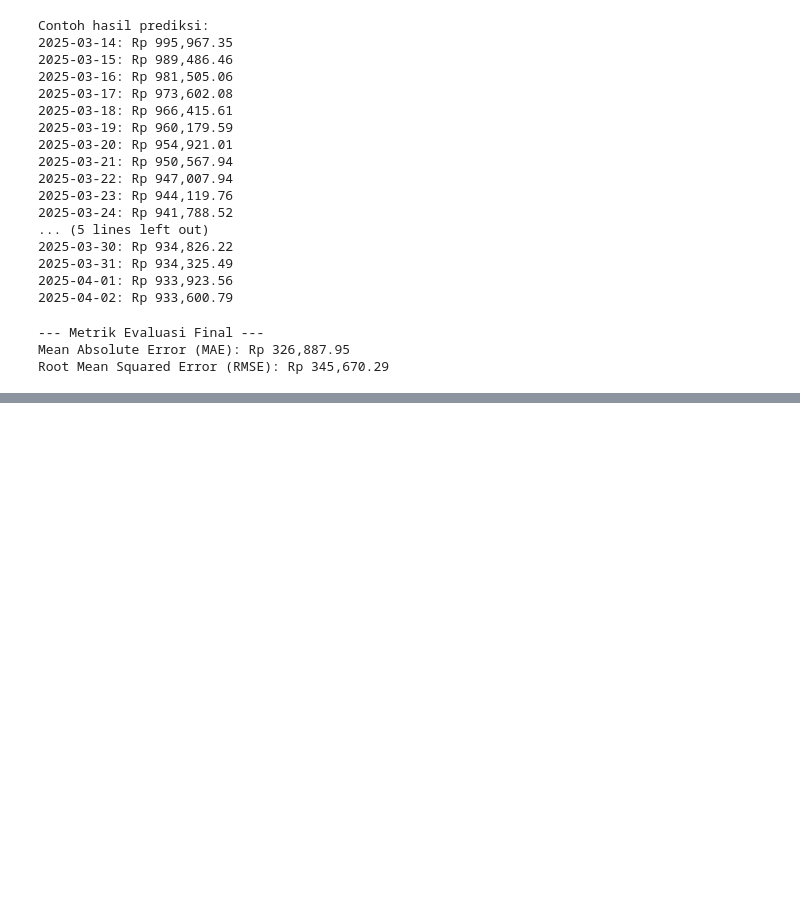
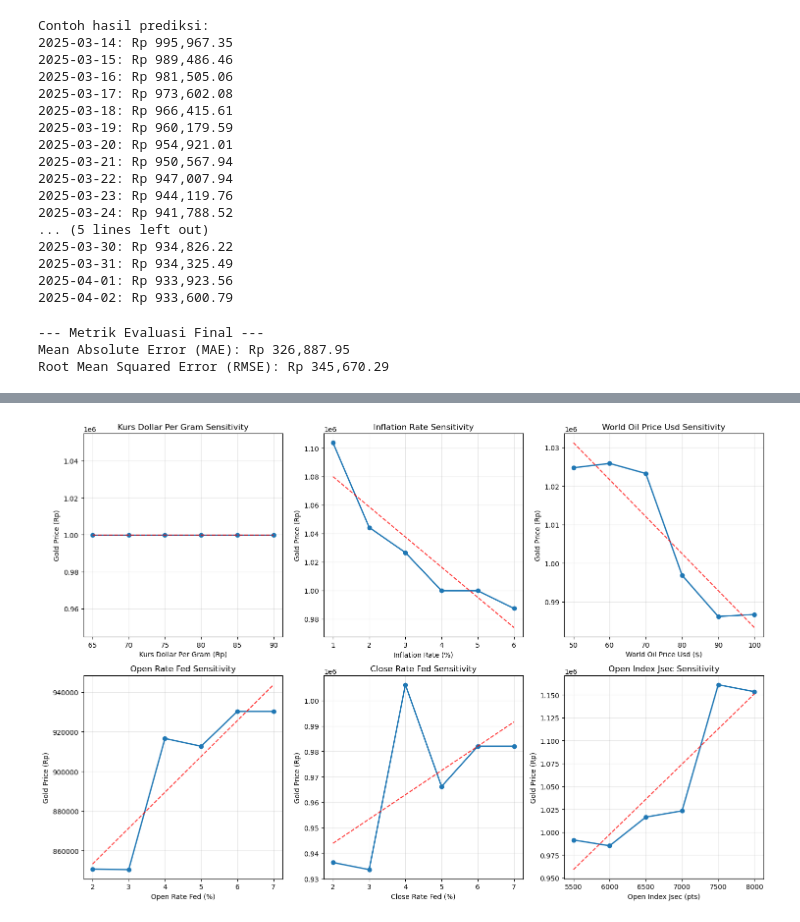
Before and after one commit to irfanprayoga29/gold-prediction-price, a Jupyter notebook: Model Testing/testing_model.ipynb, the cells around one changed output, grey strips where cells are left out. Saved outputs shown, nothing was run; the diff lists cells and outputs as text; code cells hidden in the pictures; blank space fills up the shorter version.

```diff
--- a/Model Testing/testing_model.ipynb
+++ b/Model Testing/testing_model.ipynb
@@ -766,0 +1954,96 @@ training baru LSTM
+# %%
+# Sensitivity Analysis
+print("\n🔬 SENSITIVITY ANALYSIS")
+print("-" * 60)
+
+# Base scenario for sensitivity testing
+base_scenario_sens = {
+    'kurs_dollar_per_gram': 75.0,
+    'inflation_rate': 3.2,
+    'world_oil_price_USD': 75.0,
+    'open_rate_fed': 4.75,
+    'close_rate_fed': 4.75,
+    'open_index_jsec': 6800.0
+}
+
+# Test sensitivity to each feature
+sensitivity_results = {}
+
+print("Testing sensitivity to each economic factor:")
+print("-" * 40)
+
+for feature in selected_columns:
+    print(f"\n📈 {feature.upper()} SENSITIVITY:")
+
+    # Test different values for this feature
+    if feature == 'inflation_rate':
+        test_values = [1.0, 2.0, 3.0, 4.0, 5.0, 6.0]
+        unit = '%'
+    elif feature == 'world_oil_price_USD':
+        test_values = [50, 60, 70, 80, 90, 100]
+        unit = '$'
+    elif feature == 'open_rate_fed' or feature == 'close_rate_fed':
+        test_values = [2.0, 3.0, 4.0, 5.0, 6.0, 7.0]
+        unit = '%'
+    elif feature == 'kurs_dollar_per_gram':
+        test_values = [65, 70, 75, 80, 85, 90]
+        unit = 'Rp'
+    else:  # open_index_jsec
+        test_values = [5500, 6000, 6500, 7000, 7500, 8000]
+        unit = 'pts'
+
+    feature_predictions = []
+
+    for value in test_values:
+        test_scenario = base_scenario_sens.copy()
+        test_scenario[feature] = value
+
+        prediction = predict_gold_price_detailed(rf_model, test_scenario, selected_columns, f"{feature}_{value}")
+        feature_predictions.append(prediction)
+
+        print(f"   {feature}: {value}{unit} → Gold Price: Rp {prediction:,.0f}")
+
+    sensitivity_results[feature] = {
+        'values': test_values,
+        'predictions': feature_predictions,
+        'unit': unit
+    }
+
+# Calculate sensitivity coefficients
+print(f"\n📊 SENSITIVITY COEFFICIENTS:")
+print("-" * 30)
+
+for feature, data in sensitivity_results.items():
+    values = np.array(data['values'])
+    predictions = np.array(data['predictions'])
+
+    # Calculate correlation coefficient
+    correlation = np.corrcoef(values, predictions)[0, 1]
+
+    # Calculate price change per unit change
+    price_range = max(predictions) - min(predictions)
+    value_range = max(values) - min(values)
+    sensitivity_coef = price_range / value_range
+
+    print(f"{feature:25}: Correlation = {correlation:+.3f}, Sensitivity = Rp {sensitivity_coef:,.0f} per unit")
+
+# Visualize sensitivity analysis
+plt.figure(figsize=(15, 10))
+
+for i, (feature, data) in enumerate(sensitivity_results.items(), 1):
+    plt.subplot(2, 3, i)
+
+    plt.plot(data['values'], data['predictions'], marker='o', linewidth=2, markersize=6)
+    plt.title(f'{feature.replace("_", " ").title()} Sensitivity')
+    plt.xlabel(f'{feature.replace("_", " ").title()} ({data["unit"]})')
+    plt.ylabel('Gold Price (Rp)')
+    plt.grid(True, alpha=0.3)
+
+    # Add trend line
+    z = np.polyfit(data['values'], data['predictions'], 1)
+    p = np.poly1d(z)
+    plt.plot(data['values'], p(data['values']), "r--", alpha=0.8)
+
+plt.tight_layout()
+plt.show()
+# %% [output]
@@ -766,0 +2067 @@ training baru LSTM
+[figure, added]
```
Also changed, not shown: parts of 27 cells of this notebook.
